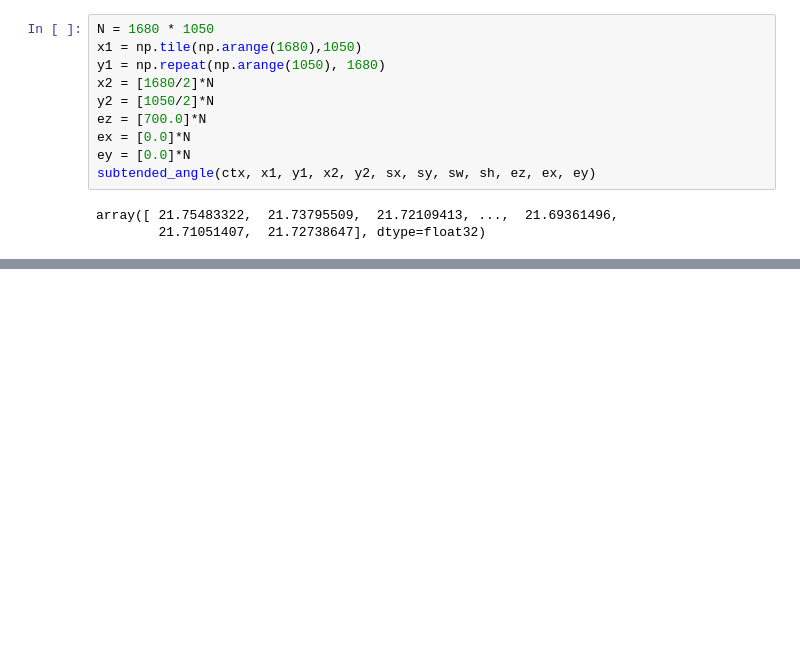
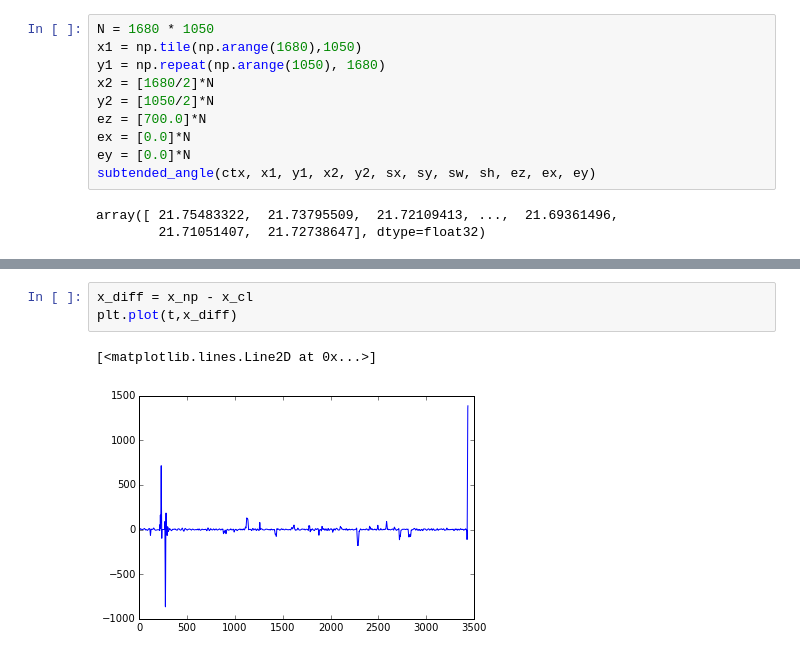
Before and after one commit to RyanHope/gazetools_cl, a Jupyter notebook: gazetools_test.ipynb, the cells around one changed output, grey strips where cells are left out. Cells and saved outputs as stored; diff of their text form; blank space fills up the shorter version.

```diff
--- a/gazetools_test.ipynb
+++ b/gazetools_test.ipynb
@@ -113,0 +163,6 @@ array([ 21.75483322,  21.73795509,  21.72109413, ...,  21.69361496,
+# %%
+x_diff = x_np - x_cl
+plt.plot(t,x_diff)
+# %% [output]
+[<matplotlib.lines.Line2D at 0x...>]
+[figure, added]
```
Also changed, not shown: parts of 9 cells of this notebook, 6 other files.
